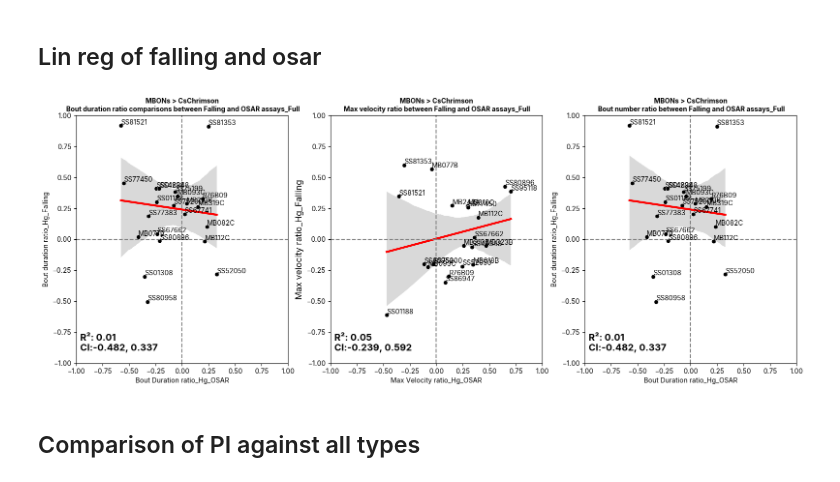
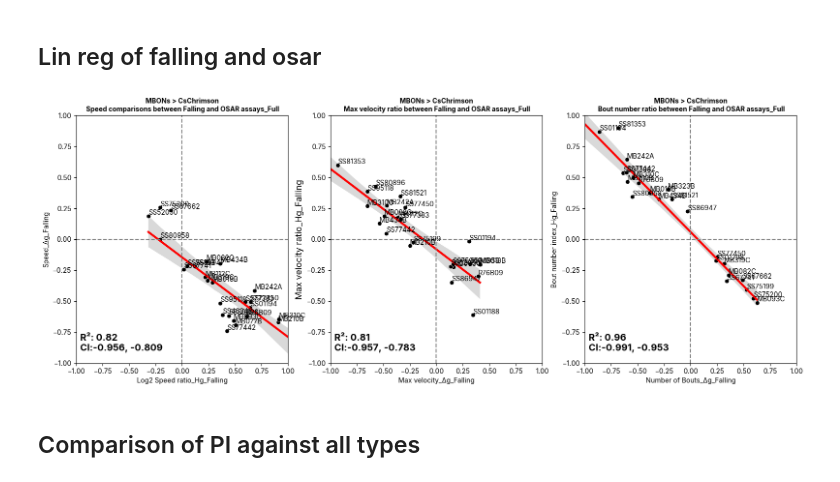
Before and after one commit to lnicole08/OSAR-Nicole-version, a Jupyter notebook: Falling-OSAR Linreg.ipynb, the cells around one changed output. Drawn from its saved outputs; the diff is of its cells as text; code cells hidden in the pictures.

```diff
--- a/Falling-OSAR Linreg.ipynb
+++ b/Falling-OSAR Linreg.ipynb
@@ -358,8 +358,8 @@ for condition in conditions:
     figosarplot, axscatter_o = plt.subplots(1, 3, figsize=(16, 6), gridspec_kw={"width_ratios":[1,1,1]})
 
     # First subplot
-    x_label_1 = "Bout Duration ratio_Hg_OSAR"
-    y_label_1 = 'Bout duration ratio_Hg_Falling'
+    x_label_1 = "Log2 Speed ratio_Hg_Falling"
+    y_label_1 = 'Speed_Δg_Falling'
 
     df02omitteddf = df_specificmbon[~((df_specificmbon[x_label_1].abs() < 0.2) & (df_specificmbon[y_label_1].abs() < 0.2))].reset_index(drop=True)
     df02omitteddf = df02omitteddf[~df02omitteddf['MBON'].isin(['VT999036'])]
@@ -375,7 +375,7 @@ for condition in conditions:
     axscatter_o[0].set_xlim([-1, 1])
     axscatter_o[0].axvline(0, c=(.5, .5, .5), ls= '--')
     axscatter_o[0].axhline(0, c=(.5, .5, .5), ls= '--')
-    axscatter_o[0].set_title("MBONs > " + responderrename + "\n Bout duration ratio comparisons between Falling and OSAR assays_" + condition, weight = "bold", fontfamily = "Inter", fontsize = 10)
+    axscatter_o[0].set_title("MBONs > " + responderrename + "\n Speed comparisons between Falling and OSAR assays_" + condition, weight = "bold", fontfamily = "Inter", fontsize = 10)
     axscatter_o[0].yaxis.set_tick_params(labelbottom=True)
 
     for n, k in enumerate(df02omitteddf['MBON']):
@@ -390,7 +390,7 @@ for condition in conditions:
 
 
     # Second subplot
-    x_label_2 = "Max Velocity ratio_Hg_OSAR"
+    x_label_2 = "Max velocity_Δg_Falling"
     y_label_2 = 'Max velocity_Hg_Falling'
 
     df_omitted02_2ndplot = df_specificmbon[~((df_specificmbon[x_label_2].abs() < 0.2) & (df_specificmbon[y_label_2].abs() < 0.2))].reset_index(drop=True)
@@ -421,42 +421,42 @@ for condition in conditions:
                             ha = "left", xycoords = 'axes fraction', weight = "bold", fontsize = 14)
 
     # third subplot
-    x_label_3 = "Bout Duration ratio_Hg_OSAR"
-    y_label_3 = 'Bout duration ratio_Hg_Falling'
+    x_label_3 = "Number of Bouts_Δg_Falling"
+    y_label_3 = 'Bout number index_Hg_Falling'
 
     df_omitted02_3rdplot = df_specificmbon[~((df_specificmbon[x_label_3].abs() < 0.2) & (df_specificmbon[y_label_3].abs() < 0.2))].reset_index(drop=True)
     df_omitted02_3rdplot = df_omitted02_3rdplot[~df_omitted02_3rdplot['MBON'].isin(['VT999036'])]
 
     sns.regplot(x=x_label_3, y=y_label_3, data=df_omitted02_3rdplot, ci = 95, scatter = False, line_kws={"color": "black"}, ax=axscatter_o[2]) #ci color
     sns.regplot(x=x_label_3, y=y_label_3, data=df_omitted02_3rdplot, ci = 0, scatter = False, line_kws={"color": colorline, 'lw': 3}, ax=axscatter_o[2]) #linecolor
     sns.scatterplot(x=x_label_3, y=y_label_3, data=df_omitted02_3rdplot, s = 40, color = 'k', ax=axscatter_o[2])
 
     # axscatter_o[1].set_xlabel("Hedges'g Log2 Speedratio (OSAR)", fontsize = 13)
     #axscatter_o[2].set_ylabel("Max velocity ratio_Hg_Falling", fontsize = 23)
     axscatter_o[2].grid(False)
     axscatter_o[2].set_ylim([-1, 1])
     axscatter_o[2].set_xlim([-1, 1])
     axscatter_o[2].axvline(0, c=(.5, .5, .5), ls= '--')
     axscatter_o[2].axhline(0, c=(.5, .5, .5), ls= '--')
     axscatter_o[2].set_title("MBONs > " + responderrename + "\n Bout number ratio between Falling and OSAR assays_" + condition, weight = "bold", fontsize = 10)
     axscatter_o[2].yaxis.set_tick_params(labelbottom=True)
 
     for n, k in enumerate(df_omitted02_3rdplot['MBON']):
         axscatter_o[2].annotate(k, (df_omitted02_3rdplot.loc[n,x_label_3], df_omitted02_3rdplot.loc[n,y_label_3]+0.01), fontsize = 10)
 
     #correlation for second subplot
     pearsonscorrelation_cr2_2 = scipy.stats.pearsonr(df_omitted02_3rdplot[x_label_3], df_omitted02_3rdplot[y_label_3]) #correlation instead of linear regression: trying to find the relationship rather than causation
     civallow_cr2_2 = pearsonscorrelation_cr2_2.confidence_interval(confidence_level=0.95)[0]
     civalhigh_cr2_2 = pearsonscorrelation_cr2_2.confidence_interval(confidence_level=0.95)[1]
     axscatter_o[2].annotate(f"R²: {(round(pearsonscorrelation_cr2_2[0],3))**2:.2f}" + "\nCI:" + str(round(civallow_cr2_2,3)) + ", " + str(round(civalhigh_cr2_2,3)), (0.02, 0.05),
                             ha = "left", xycoords = 'axes fraction', weight = "bold", fontsize = 14)
     plt.tight_layout()
     plt.subplots_adjust(top = 0.95, wspace=0.2)
 
     # plt.savefig(filesavedir + date + "_" + responder + "_linreg_" + condition +".png", dpi = 1200, bbox_inches='tight')
     # plt.savefig(filesavedir + date + "_" + responder + "_linreg_" + condition + ".svg")
 # %% [output]
-[figure, old version]
+[figure, new version]
 # %% [markdown]
 ## Comparison of PI against all types
 # %%
```
Also changed, not shown: 2 other files.
